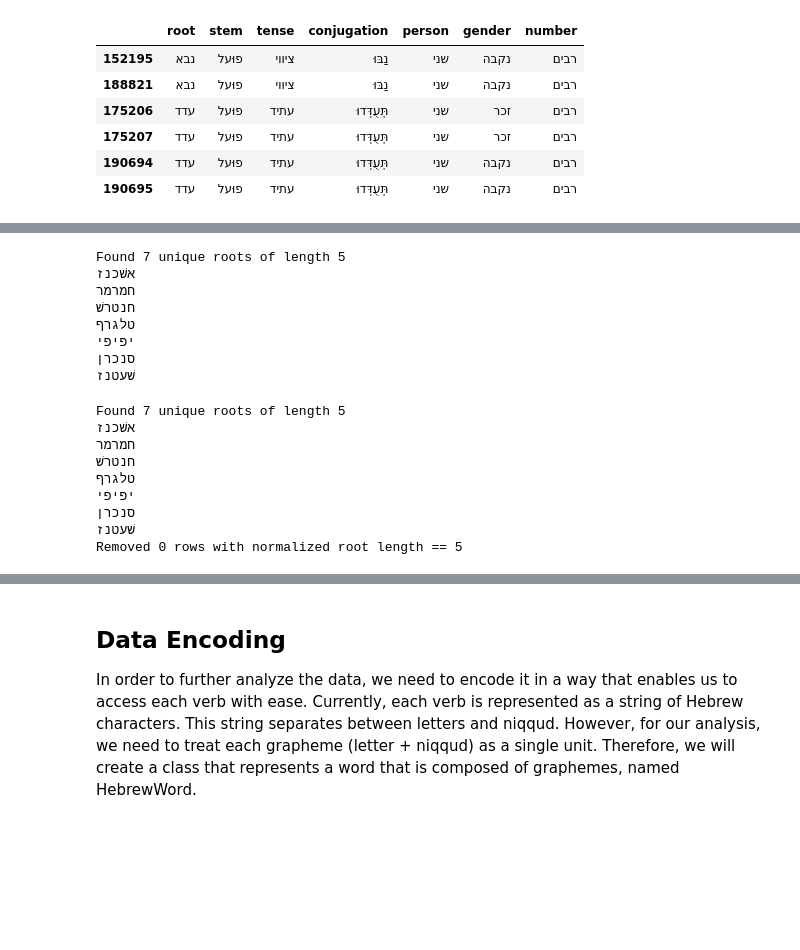
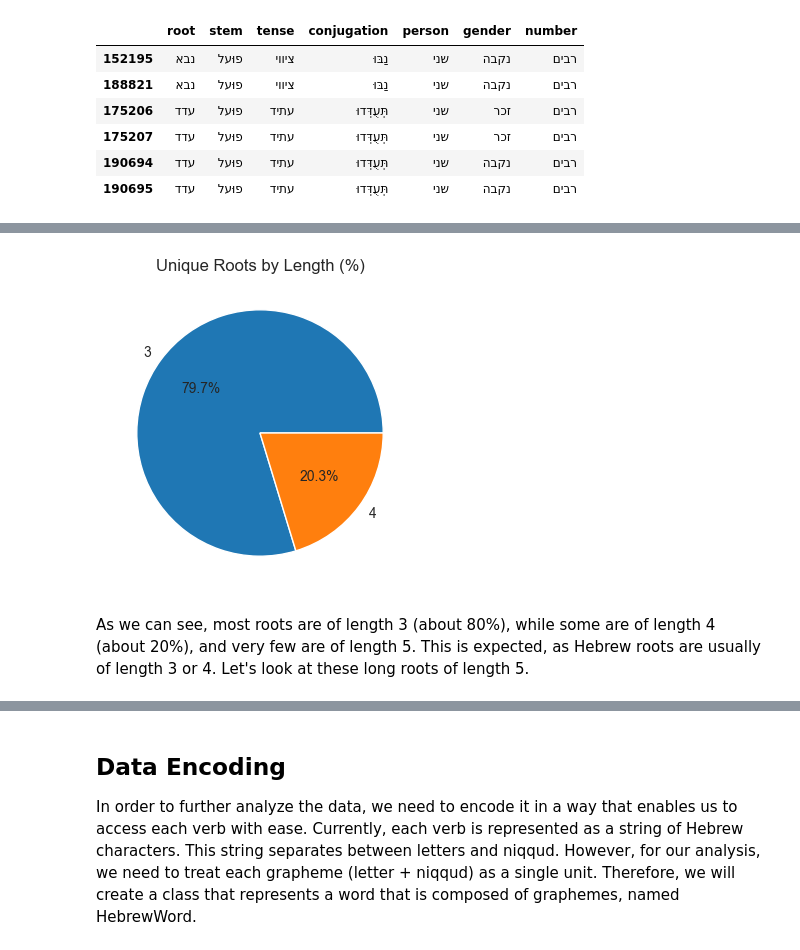
Before and after one commit to EyalShahimov/HebrewWordsAnalysis, a Jupyter notebook: main.ipynb, the cells around one changed output, grey strips where cells are left out. Saved outputs shown, nothing was run; the diff lists cells and outputs as text; code cells hidden in the pictures; blank space fills up the shorter version.

```diff
--- a/main.ipynb
+++ b/main.ipynb
@@ -497,39 +472,8 @@ plt.show()
-# %%
-
-# Print all unique roots whose normalized length is 5
-roots_len5 = unique_roots[unique_roots.map(normalize_root).map(len) == 5].sort_values().reset_index(drop=True)
-print(f'Found {len(roots_len5)} unique roots of length 5')
-for r in roots_len5:
-    print(r)
-# %% [output]
-Found 7 unique roots of length 5
-אשׁכנז
-חמרמר
-חנטרשׁ
-טלגרף
-יפיפי
-סנכרן
-שׁעטנז
-# %%
-
-roots_len5 = unique_roots[unique_roots.map(normalize_root).map(len) == 5].sort_values().reset_index(drop=True)
-print(f'Found {len(roots_len5)} unique roots of length 5')
-for r in roots_len5:
-    print(r)
-
-# Remove rows where normalized root length == 5
-mask_len5 = VERBS_DF['root'].dropna().astype(str).map(normalize_root).map(len) == 5
-removed_count = int(mask_len5.sum())
-if removed_count > 0:
-    VERBS_DF = VERBS_DF.loc[~mask_len5].reset_index(drop=True)
-print(f'Removed {removed_count} rows with normalized root length == 5')
-# %% [output]
-Found 7 unique roots of length 5
-אשׁכנז
-חמרמר
-חנטרשׁ
-טלגרף
-יפיפי
-סנכרן
-שׁעטנז
-Removed 0 rows with normalized root length == 5
+# %%
+plot_unique_roots_pie(VERBS_DF)
+# %% [output]
+[figure, added]
+# %% [markdown]
+As we can see, most roots are of length 3 (about 80%), while some are of length 4 (about 20%), and very few are of length 5.
+This is expected, as Hebrew roots are usually of length 3 or 4.
+Let's look at these long roots of length 5.
```
Also changed, not shown: parts of 44 cells of this notebook.
